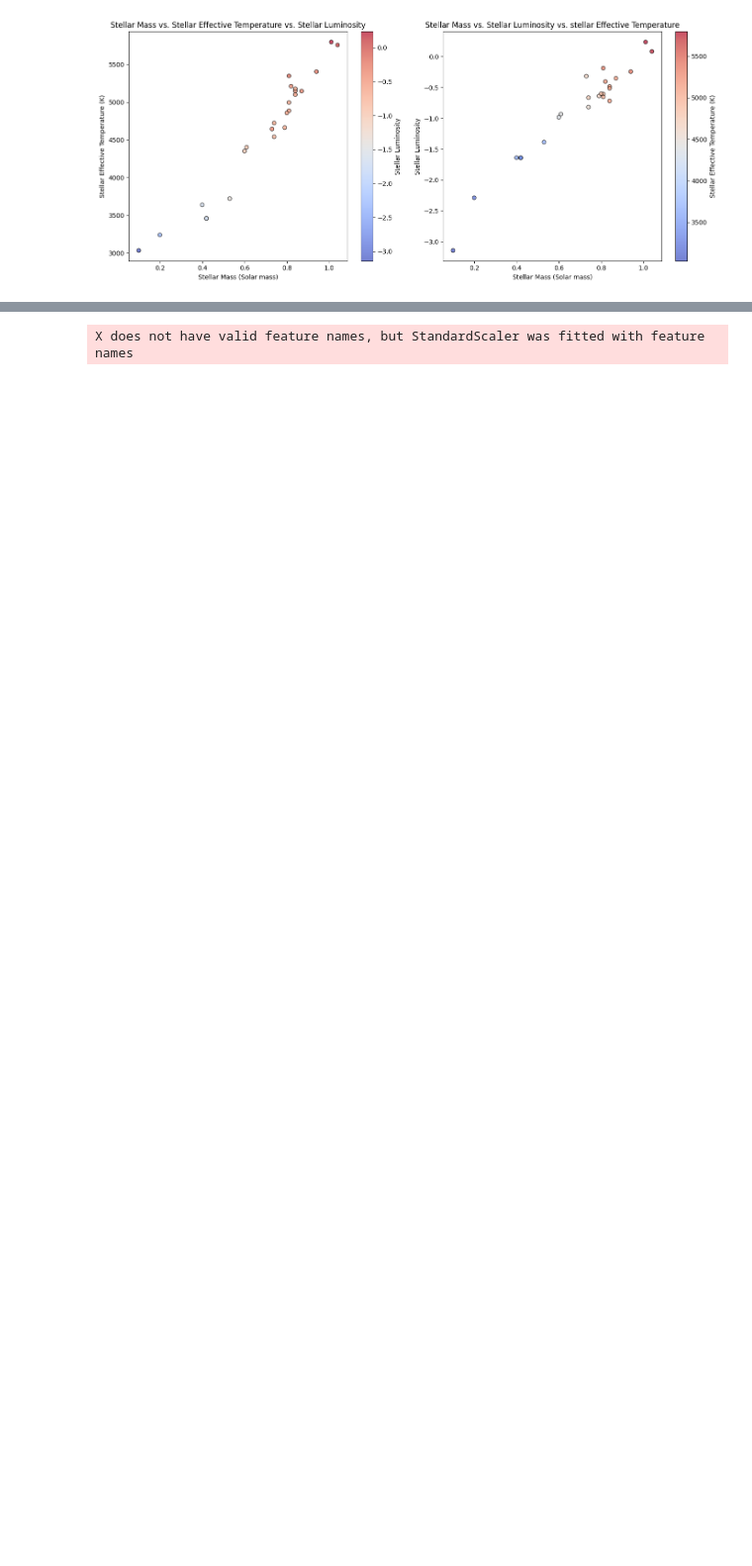
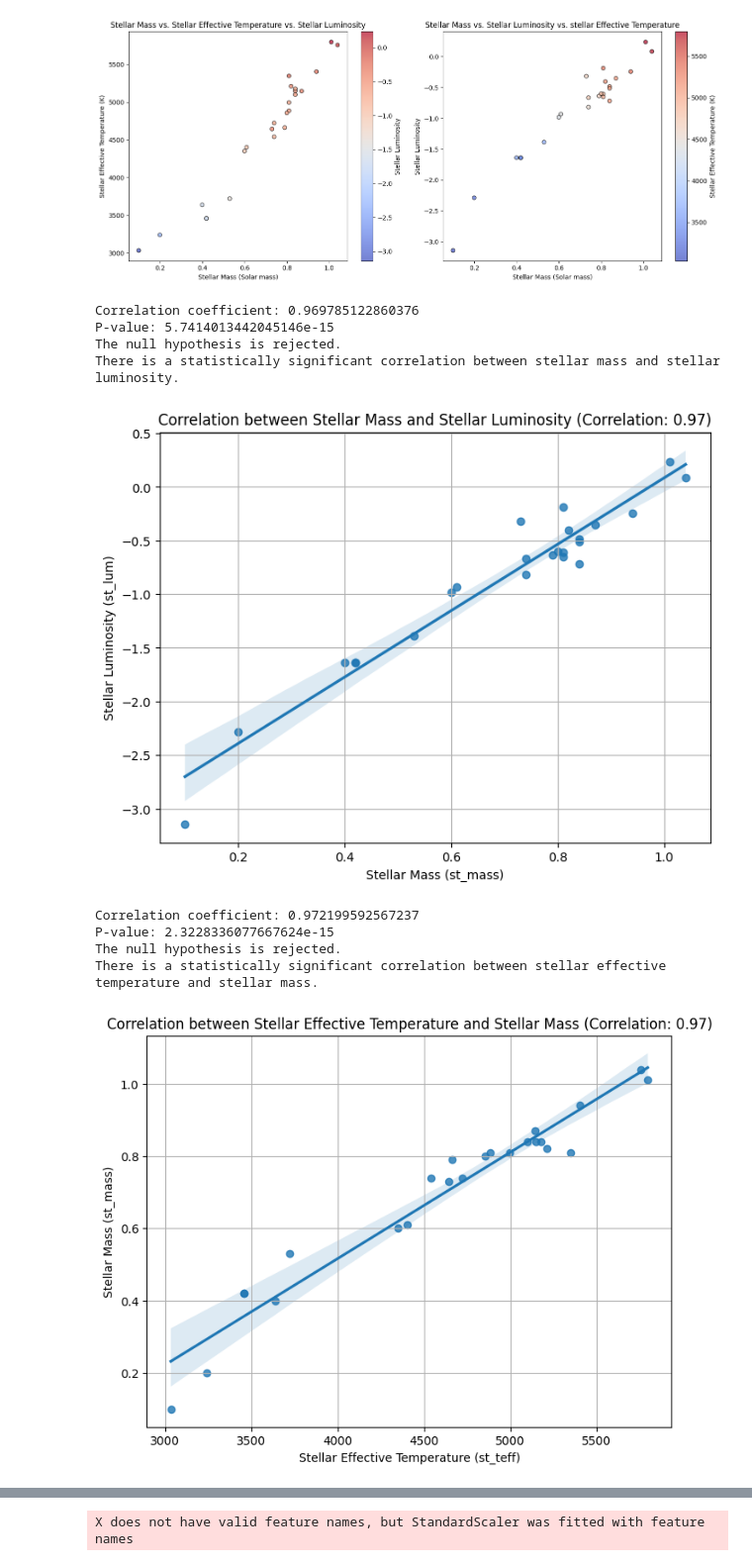
Before and after one commit to Conradium/habitable-exoplanets, a Jupyter notebook: habitable_planets.ipynb, the cells around one changed output, grey strips where cells are left out. Shown at 99% size. Cells and saved outputs as stored; diff of their text form; code cells hidden in the pictures; blank space fills up the shorter version.

```diff
--- a/habitable_planets.ipynb
+++ b/habitable_planets.ipynb
@@ -618,6 +705,63 @@ plt.tight_layout()
 plt.show()
 # %% [output]
 [figure]
+# %%
+correlation, p_value = stats.pearsonr(df_true['st_mass'], df_true['st_lum'])
+
+print(f"Correlation coefficient: {correlation}")
+print(f"P-value: {p_value}")
+
+alpha = 0.05
+
+if p_value < alpha:
+    print("The null hypothesis is rejected.")
+    print("There is a statistically significant correlation between stellar mass and stellar luminosity.")
+else:
+    print("The null hypothesis cannot be rejected.")
+    print("There is no statistically significant correlation between stellar mass and stellar luminosity.")
+
+correlation = df_true['st_mass'].corr(df_true['st_lum'])
+plt.figure(figsize=(8, 6))
+sns.regplot(x='st_mass', y='st_lum', data=df_true)
+plt.xlabel('Stellar Mass (st_mass)')
+plt.ylabel('Stellar Luminosity (st_lum)')
+plt.title(f'Correlation between Stellar Mass and Stellar Luminosity (Correlation: {correlation:.2f})')
+plt.grid(True)
+plt.show()
+
+correlation, p_value = stats.pearsonr(df_true['st_teff'], df_true['st_mass'])
+
+print(f"Correlation coefficient: {correlation}")
+print(f"P-value: {p_value}")
+
+alpha = 0.05
+
+if p_value < alpha:
+    print("The null hypothesis is rejected.")
+    print("There is a statistically significant correlation between stellar effective temperature and stellar mass.")
+else:
+    print("The null hypothesis cannot be rejected.")
+    print("There is no statistically significant correlation between stellar effective temperature and stellar mass.")
+
+correlation = df_true['st_teff'].corr(df_true['st_mass'])
+plt.figure(figsize=(8, 6))
+sns.regplot(x='st_teff', y='st_mass', data=df_true)
+plt.xlabel('Stellar Effective Temperature (st_teff)')
+plt.ylabel('Stellar Mass (st_mass)')
+plt.title(f'Correlation between Stellar Effective Temperature and Stellar Mass (Correlation: {correlation:.2f})')
+plt.grid(True)
+plt.show()
+# %% [output]
+Correlation coefficient: 0.969785122860376
+P-value: 5.7414013442045146e-15
+The null hypothesis is rejected.
+There is a statistically significant correlation between stellar mass and stellar luminosity.
+[figure, added]
+Correlation coefficient: 0.972199592567237
+P-value: 2.3228336077667624e-15
+The null hypothesis is rejected.
+There is a statistically significant correlation between stellar effective temperature and stellar mass.
+[figure, added]
 # %%
 # Density Relationships
 
```
Also changed, not shown: parts of 16 cells of this notebook, 1 other file.
